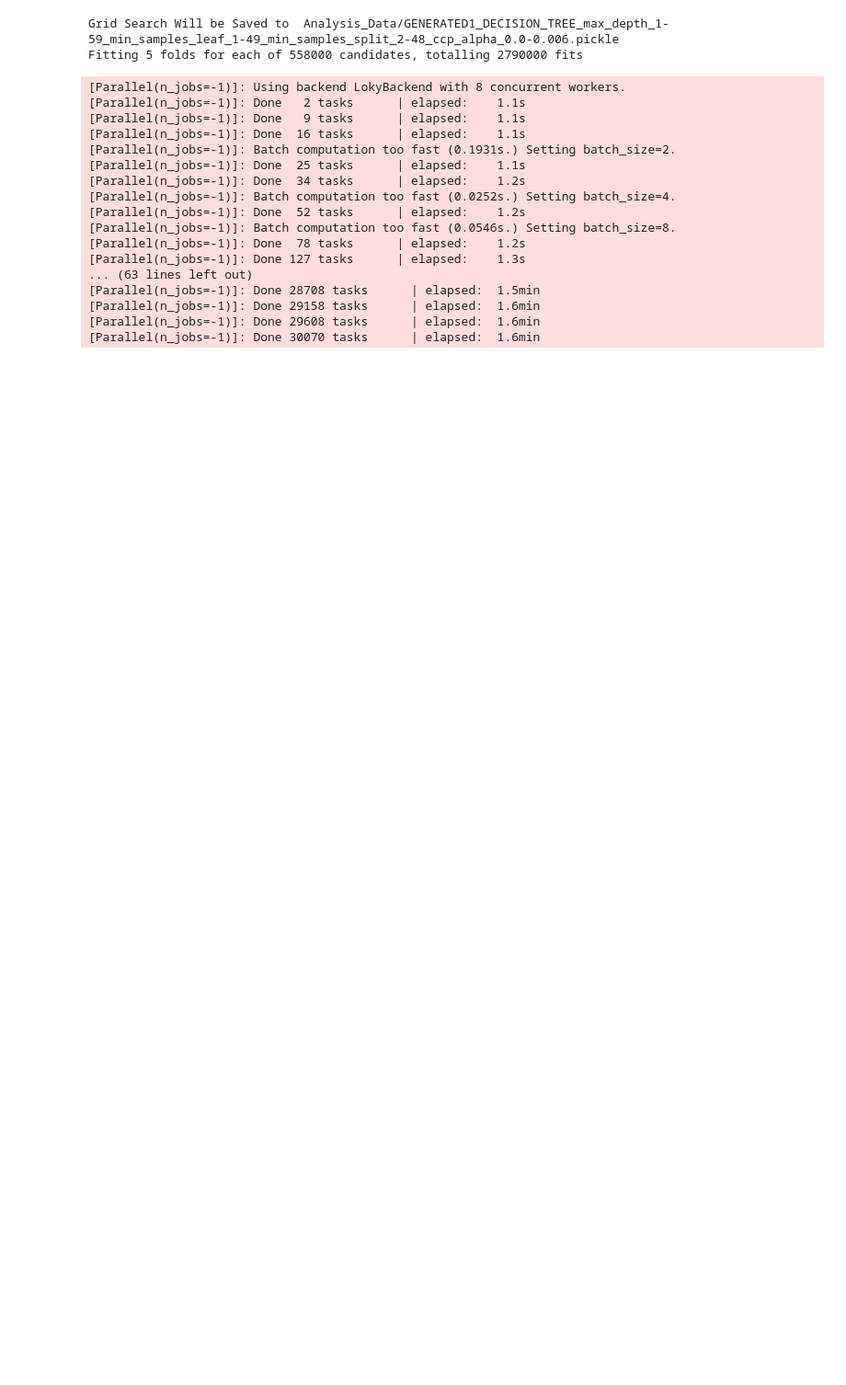
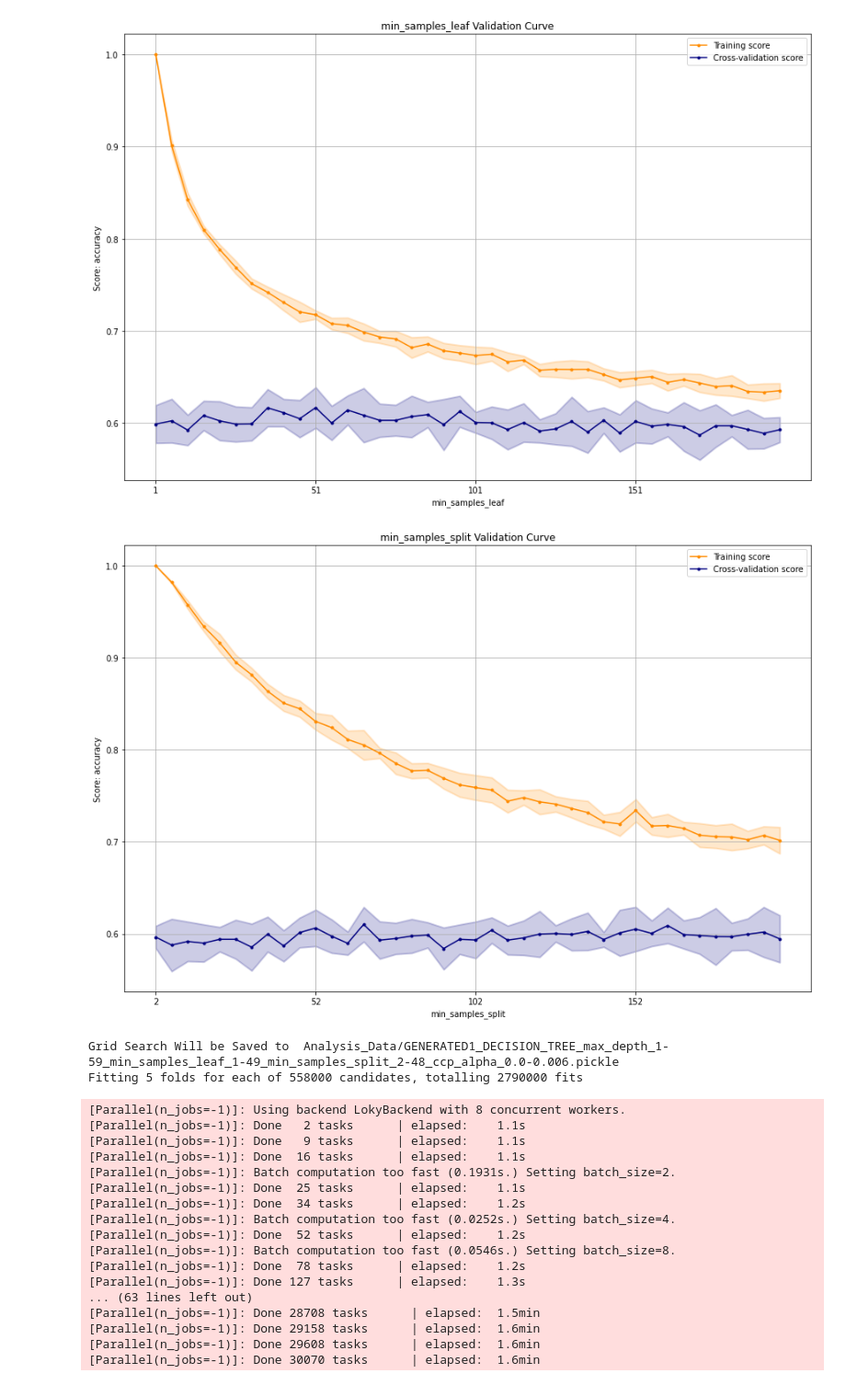
Before and after one commit to Inquisitive-ME/SupervisedLearning_Project_Code, a Jupyter notebook: DecisionTrees/generated_large_num_features_decision_trees_analysis.ipynb, the cells around one changed output. Shown at 92% size. Cells and saved outputs as stored; diff of their text form; code cells hidden in the pictures; blank space fills up the shorter version.

```diff
--- a/DecisionTrees/generated_large_num_features_decision_trees_analysis.ipynb
+++ b/DecisionTrees/generated_large_num_features_decision_trees_analysis.ipynb
@@ -45,3 +56,16 @@ max_features = [i for i in range(num_features+1)]
+# %%
+test_parameters = {'criterion': 'gini', 'max_features': num_features//2, 'max_depth': 100, 'ccp_alpha': 0.0001}
+test_parameters={}
+train_scores_mean, train_scores_std, test_scores_mean, test_scores_std = \
+TrainingCurves.perform_validation_curve(tree.DecisionTreeClassifier(**test_parameters), X_train, y_train, "min_samples_leaf", min_samples_leaf, 'accuracy', cv=TrainingCurves.get_cv())
+TrainingCurves.plot_validation_curve(train_scores_mean, train_scores_std, test_scores_mean, test_scores_std, "min_samples_leaf", min_samples_leaf, title="min_samples_leaf Validation Curve", scoring="accuracy", tick_spacing=10)
+
+train_scores_mean, train_scores_std, test_scores_mean, test_scores_std = \
+TrainingCurves.perform_validation_curve(tree.DecisionTreeClassifier(**test_parameters), X_train, y_train, "min_samples_split", min_samples_split, 'accuracy', cv=TrainingCurves.get_cv())
+TrainingCurves.plot_validation_curve(train_scores_mean, train_scores_std, test_scores_mean, test_scores_std, "min_samples_split", min_samples_split, title="min_samples_split Validation Curve", scoring="accuracy", tick_spacing=10)
+# %% [output]
+[figure, added]
+[figure, added]
 # %%
 ccp_alpha = np.arange(0.0, 0.0062, 0.0002)
 
```
Also changed, not shown: parts of 5 cells of this notebook, 10 other files.
